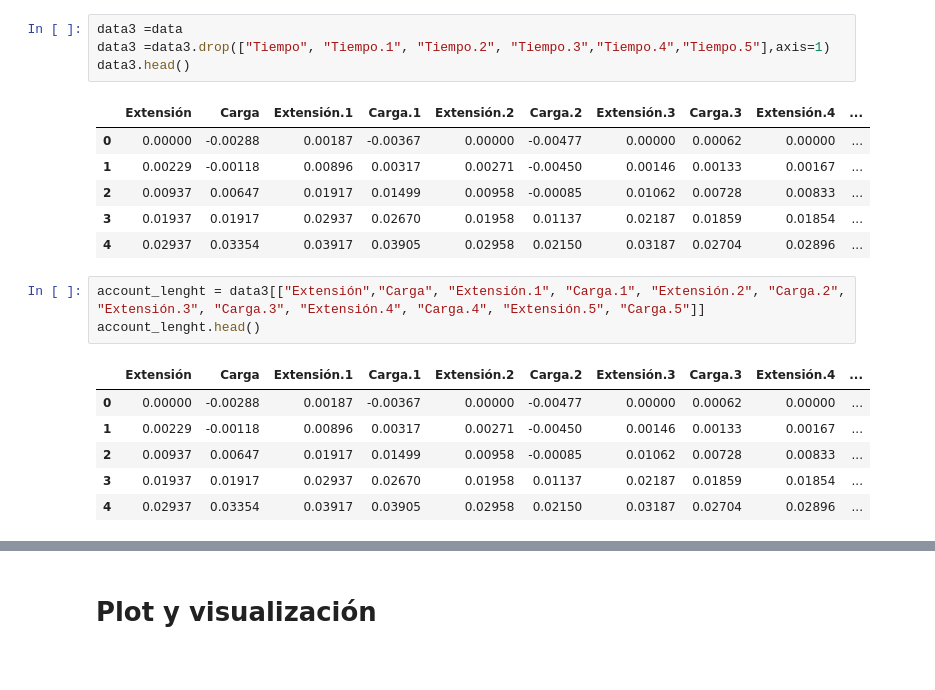
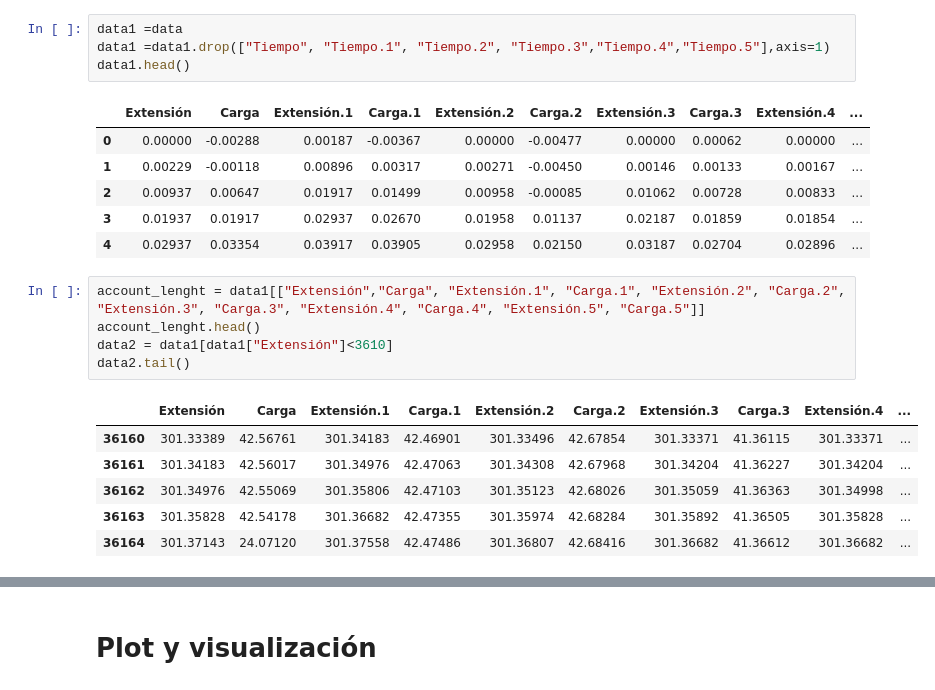
Before and after one commit to zeus2301/Analisis, a Jupyter notebook: Análisis de datos2.ipynb, the cells around one changed output, grey strips where cells are left out. Drawn from its saved outputs; the diff is of its cells as text.

```diff
--- a/Análisis de datos2.ipynb
+++ b/Análisis de datos2.ipynb
@@ -63,9 +64,9 @@ pd.notnull(data["Extensión"]).values.ravel().sum()
 # %% [markdown]
 # Borrado de columnas de "Tiempo"
 # %%
-data3 =data
-data3 =data3.drop(["Tiempo", "Tiempo.1", "Tiempo.2", "Tiempo.3","Tiempo.4","Tiempo.5"],axis=1)
-data3.head()
+data1 =data
+data1 =data1.drop(["Tiempo", "Tiempo.1", "Tiempo.2", "Tiempo.3","Tiempo.4","Tiempo.5"],axis=1)
+data1.head()
 # %% [output]
 |  | Extensión | Carga | Extensión.1 | Carga.1 | Extensión.2 | Carga.2 | Extensión.3 | Carga.3 | Extensión.4 | ... |
 | 0 | 0.00000 | -0.00288 | 0.00187 | -0.00367 | 0.00000 | -0.00477 | 0.00000 | 0.00062 | 0.00000 | ... |
@@ -74,12 +75,14 @@ data3.head()
 | 3 | 0.01937 | 0.01917 | 0.02937 | 0.02670 | 0.01958 | 0.01137 | 0.02187 | 0.01859 | 0.01854 | ... |
 | 4 | 0.02937 | 0.03354 | 0.03917 | 0.03905 | 0.02958 | 0.02150 | 0.03187 | 0.02704 | 0.02896 | ... |
 # %%
-account_lenght = data3[["Extensión","Carga", "Extensión.1", "Carga.1", "Extensión.2", "Carga.2", "Extensión.3", "Carga.3", "Extensión.4", "Carga.4", "Extensión.5", "Carga.5"]]
+account_lenght = data1[["Extensión","Carga", "Extensión.1", "Carga.1", "Extensión.2", "Carga.2", "Extensión.3", "Carga.3", "Extensión.4", "Carga.4", "Extensión.5", "Carga.5"]]
 account_lenght.head()
+data2 = data1[data1["Extensión"]<3610]
+data2.tail()
 # %% [output]
 |  | Extensión | Carga | Extensión.1 | Carga.1 | Extensión.2 | Carga.2 | Extensión.3 | Carga.3 | Extensión.4 | ... |
-| 0 | 0.00000 | -0.00288 | 0.00187 | -0.00367 | 0.00000 | -0.00477 | 0.00000 | 0.00062 | 0.00000 | ... |
-| 1 | 0.00229 | -0.00118 | 0.00896 | 0.00317 | 0.00271 | -0.00450 | 0.00146 | 0.00133 | 0.00167 | ... |
-| 2 | 0.00937 | 0.00647 | 0.01917 | 0.01499 | 0.00958 | -0.00085 | 0.01062 | 0.00728 | 0.00833 | ... |
-| 3 | 0.01937 | 0.01917 | 0.02937 | 0.02670 | 0.01958 | 0.01137 | 0.02187 | 0.01859 | 0.01854 | ... |
-| 4 | 0.02937 | 0.03354 | 0.03917 | 0.03905 | 0.02958 | 0.02150 | 0.03187 | 0.02704 | 0.02896 | ... |
+| 36160 | 301.33389 | 42.56761 | 301.34183 | 42.46901 | 301.33496 | 42.67854 | 301.33371 | 41.36115 | 301.33371 | ... |
+| 36161 | 301.34183 | 42.56017 | 301.34976 | 42.47063 | 301.34308 | 42.67968 | 301.34204 | 41.36227 | 301.34204 | ... |
+| 36162 | 301.34976 | 42.55069 | 301.35806 | 42.47103 | 301.35123 | 42.68026 | 301.35059 | 41.36363 | 301.34998 | ... |
+| 36163 | 301.35828 | 42.54178 | 301.36682 | 42.47355 | 301.35974 | 42.68284 | 301.35892 | 41.36505 | 301.35828 | ... |
+| 36164 | 301.37143 | 24.07120 | 301.37558 | 42.47486 | 301.36807 | 42.68416 | 301.36682 | 41.36612 | 301.36682 | ... |
```
Also changed, not shown: parts of 15 cells of this notebook.
